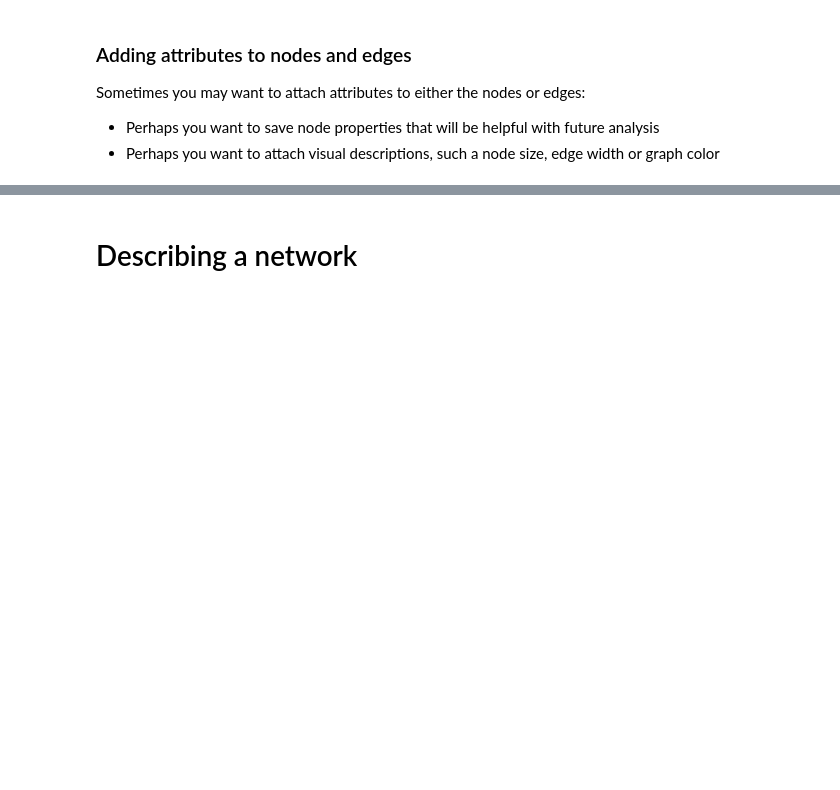
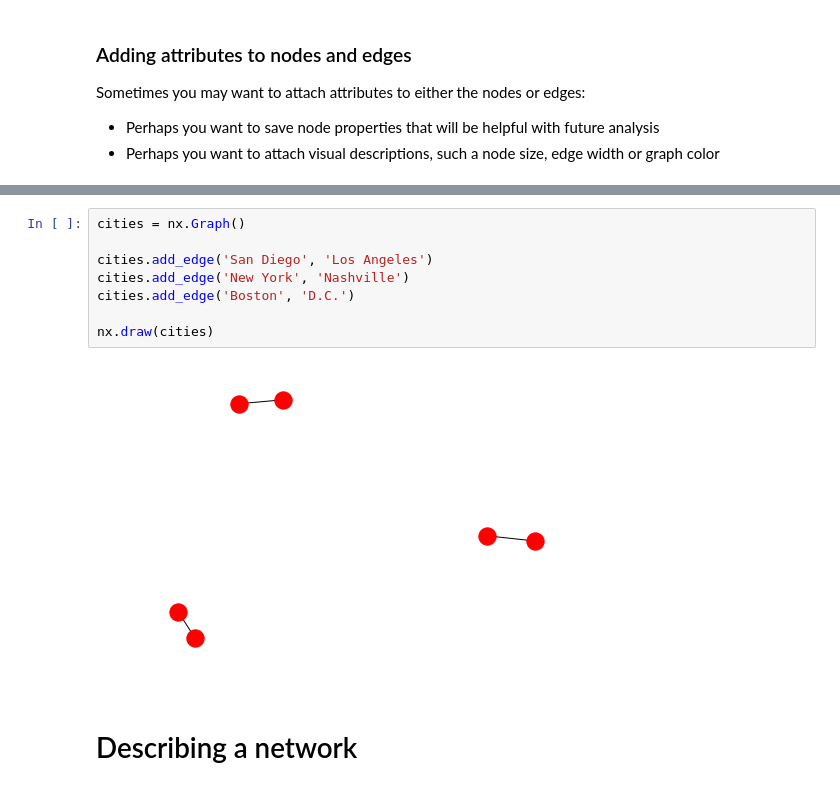
Before and after one commit to jawadmhoque/ce599, a Jupyter notebook: 14-Networks/Networks.ipynb, the cells around one changed output, grey strips where cells are left out. Cells and saved outputs as stored; diff of their text form; blank space fills up the shorter version.

```diff
--- a/14-Networks/Networks.ipynb
+++ b/14-Networks/Networks.ipynb
@@ -168,3 +166,13 @@ cities.add_edge?
+# %%
+cities = nx.Graph()
+
+cities.add_edge('San Diego', 'Los Angeles')
+cities.add_edge('New York', 'Nashville')
+cities.add_edge('Boston', 'D.C.')
+
+nx.draw(cities)
+# %% [output]
+[figure, added]
 # %% [markdown]
 # Describing a network
 # %% [markdown]
```
Also changed, not shown: parts of 25 cells of this notebook, 3 other files.
